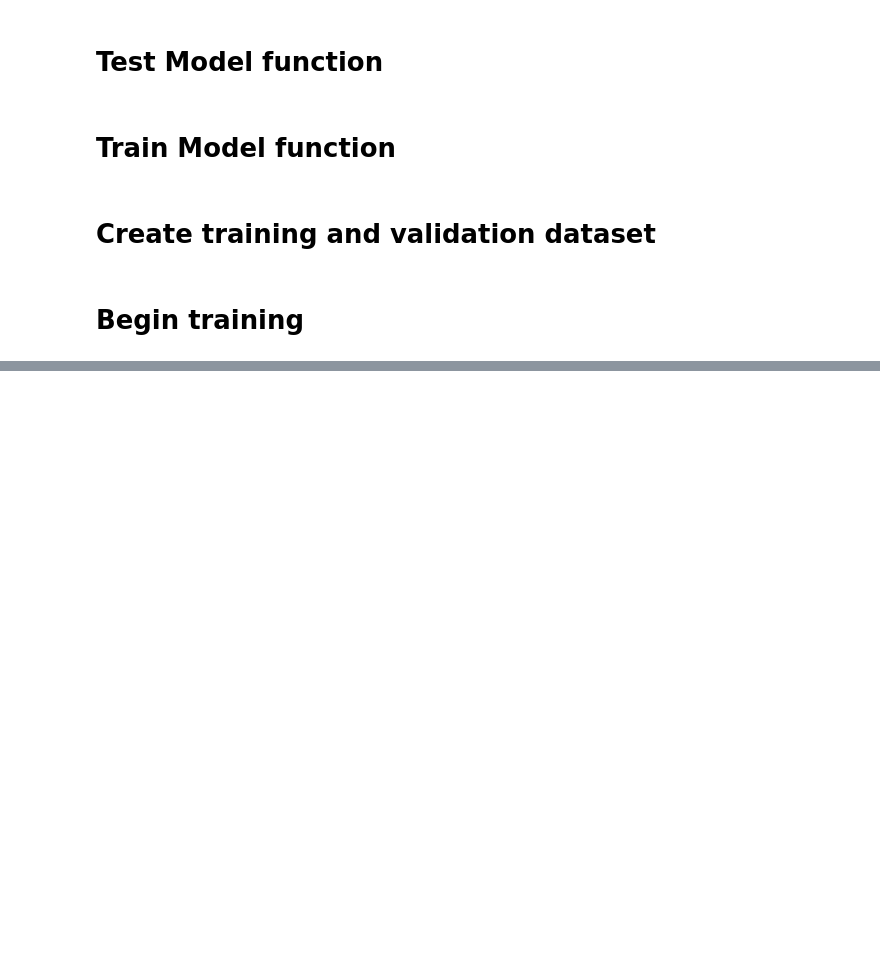
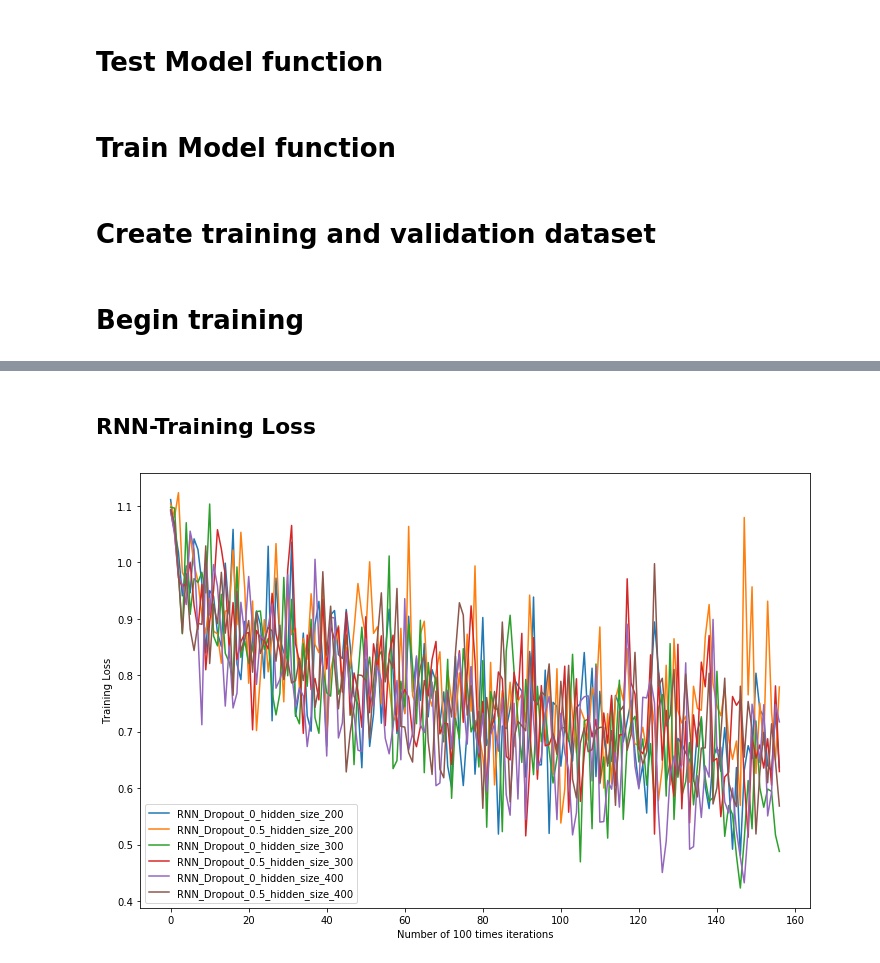
Before and after one commit to wangjy38/DS-GA-1011, a Jupyter notebook: SNLI.ipynb, the cells around one changed output, grey strips where cells are left out. Cells and saved outputs as stored; diff of their text form; code cells hidden in the pictures; blank space fills up the shorter version.

```diff
--- a/SNLI.ipynb
+++ b/SNLI.ipynb
@@ -163,5 +216,5 @@ Epoch: [1/10], Step: [201/1563], Train Loss: 1.018061637878418, Validation Acc:
 # %%
-hidden_size_list = [200,300, 400]
+hidden_size_list = [300, 400]
 dropout_list = [0,0.5]
 kernel_size_list = [3, 5]
 for hidden_size in hidden_size_list:
@@ -172,0 +262,15 @@ for hidden_size in hidden_size_list:
+# %%
+import pickle as pk
+
+hidden_size_list = [200, 300, 400]
+dropout_list = [0, 0.5]
+kernel_size_list = [3, 5]
+
+for hidden_size in hidden_size_list:
+    for dropout_rate in dropout_list:
+        for kernel_size in kernel_size_list:
+            filename= "CNN_Dropout_{}_hidden_size_{}_kernel_size_{}".format(dropout_rate, hidden_size, kernel_size)
+            trained_model= model = CNN(loaded_embeddings_ft=loaded_embeddings_ft, emb_size=300, hidden_size=hidden_size, dropout_rate=dropout_rate, kernel_size=kernel_size, num_layers=2, num_classes=3)
+            trained_model.load_state_dict(torch.load('./model_trained/'+filename+".pt"))
+            print ("hidden_size: ", hidden_size, "dropout_rate: ", dropout_rate, "kernel size: ", kernel_size)
+            print("Number of trainable parameters:{}".format(count_parameters(trained_model)))
@@ -172,0 +295,26 @@ for hidden_size in hidden_size_list:
+# %% [markdown]
+## RNN-Training Loss
+# %%
+import pickle as pk
+import matplotlib.pyplot as plt
+%matplotlib inline
+
+
+hidden_size_list = [200, 300, 400]
+dropout_list = [0, 0.5]
+
+plt.figure(figsize=(12,8))
+plt.xlabel("Number of 100 times iterations")
+plt.ylabel("Training Loss")
+
+for hidden_size in hidden_size_list:
+    for dropout_rate in dropout_list:
+        filename= "RNN_Dropout_{}_hidden_size_{}".format(dropout_rate, hidden_size)
+        with open('./Loss/'+filename+".p", "rb") as input:
+            train_loss=pk.load(input)
+        train_loss=[train_loss[i] for i in range (0, len(train_loss), 100)]
+        plt.plot(train_loss, label=filename)
+plt.legend(loc='best')
+plt.show()
+# %% [output]
+[figure, added]
```
Also changed, not shown: parts of 26 cells of this notebook, 3 other files.
